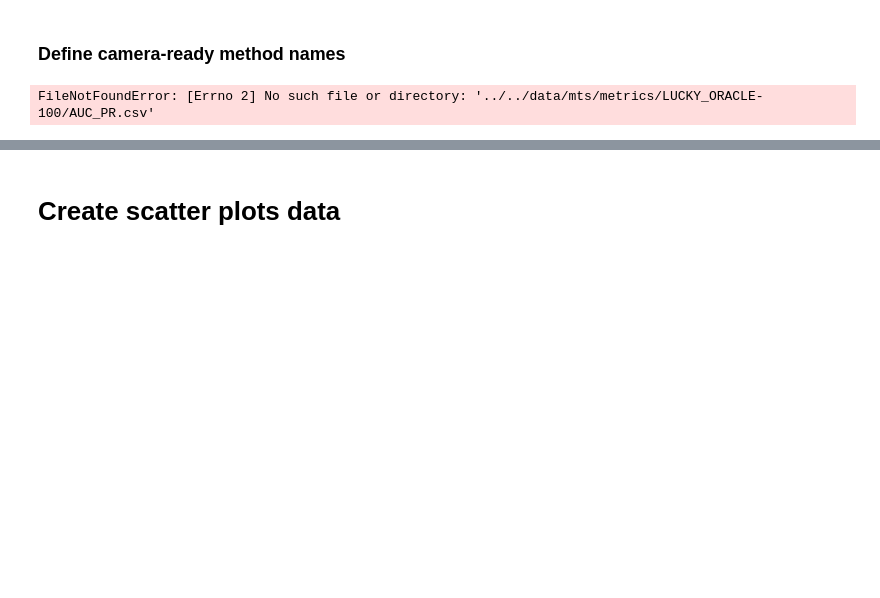
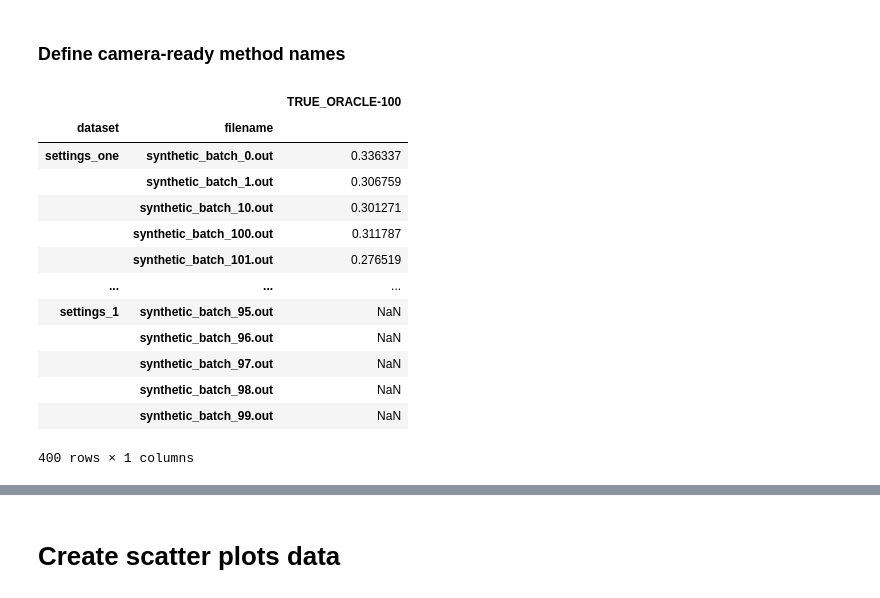
Before and after one commit to doanthihoaithu/MSAD, a Jupyter notebook: experiments/accuracy_analysis/accuracy_vs_detection_mts.ipynb, the cells around one changed output, grey strips where cells are left out. Cells and saved outputs as stored; diff of their text form; code cells hidden in the pictures; blank space fills up the shorter version.

```diff
--- a/experiments/accuracy_analysis/accuracy_vs_detection_mts.ipynb
+++ b/experiments/accuracy_analysis/accuracy_vs_detection_mts.ipynb
@@ -168,35 +165,48 @@ def read_oracle(measure, oracle_type='true'):
     result = None
 
     for prob in probs:
         # Read Oracle
-        df = pd.read_csv(f"../../data/mts/metrics/{oracle_type.upper()}_ORACLE-{prob}/{measure}.csv")
+        df = pd.read_csv(f"../../data/mts/settings_one/metrics/{oracle_type.upper()}_ORACLE-{prob}/{measure}.csv")
 
         # Fix new index
         new_index = df['Unnamed: 0'].str.split(pat='/', n=1, expand=True)
         new_index = tuple(map(tuple, new_index.values))
         new_index = pd.MultiIndex.from_tuples(new_index, names=['dataset', 'filename'])
         df = df.drop(labels='Unnamed: 0', axis=1)
         df.index = new_index
 
         # Concat results
         if result is None:
             result = df
         else:
             result = pd.concat([result, df], axis=1)
 
     return result
 
 # Read all Oracles (every type, every probability)
 oracles = None
 for oracle_type in oracle_types:
     curr_oracle = read_oracle(measure=measure_name, oracle_type=oracle_type)
     if oracles is None:
         oracles = curr_oracle
     else:
         oracles = pd.concat([oracles, curr_oracle], axis=1)
 oracles
 # %% [output]
+|  |  | TRUE_ORACLE-100 |
+| dataset | filename |  |
+| settings_one | synthetic_batch_0.out | 0.336337 |
+|  | synthetic_batch_1.out | 0.306759 |
+|  | synthetic_batch_10.out | 0.301271 |
+|  | synthetic_batch_100.out | 0.311787 |
+|  | synthetic_batch_101.out | 0.276519 |
+| ... | ... | ... |
+| settings_1 | synthetic_batch_95.out | NaN |
+|  | synthetic_batch_96.out | NaN |
+|  | synthetic_batch_97.out | NaN |
+|  | synthetic_batch_98.out | NaN |
+|  | synthetic_batch_99.out | NaN |
-FileNotFoundError: [Errno 2] No such file or directory: '../../data/mts/metrics/LUCKY_ORACLE-100/AUC_PR.csv'
+400 rows × 1 columns
 # %%
 def oracle_to_plot(oracles, oracle_type, probs, style='--'):
     # Transform to probabilities
```
Also changed, not shown: parts of 5 cells of this notebook, 1 other file.
